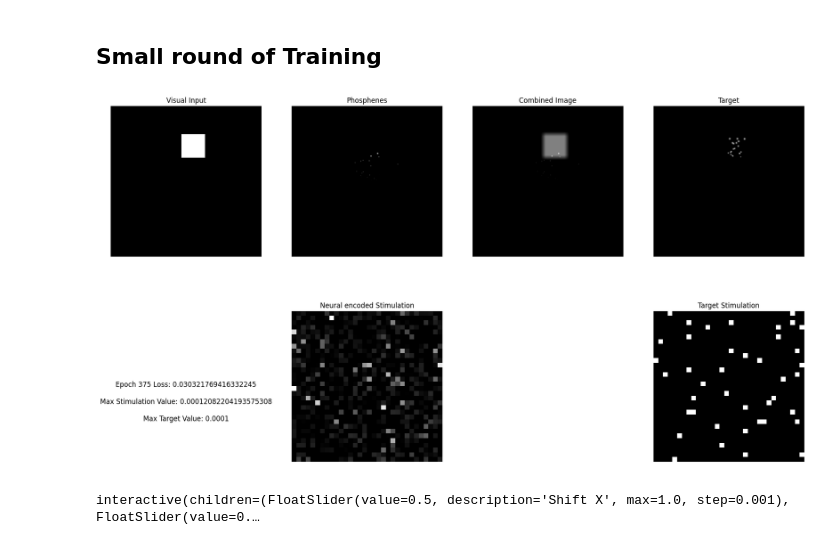
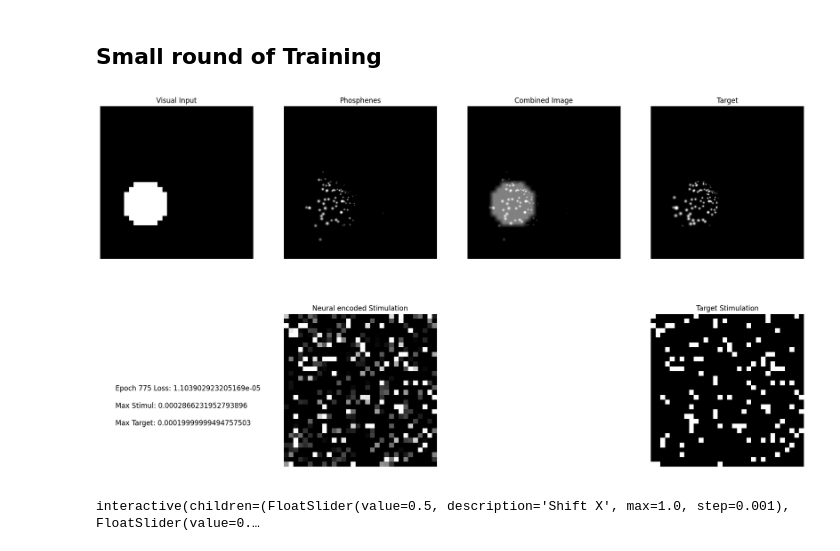
Before and after one commit to MichelleAppel/viseon, a Jupyter notebook: notebooks/test_simulator.ipynb, the cells around one changed output. Cells and saved outputs as stored; diff of their text form; code cells hidden in the pictures.

```diff
--- a/notebooks/test_simulator.ipynb
+++ b/notebooks/test_simulator.ipynb
@@ -155,21 +155,28 @@ cfg['phosphene_map'] = '../_config/phosphene_maps/DefaultCoordinateMap_1000_phos
 cfg['batch_size'] = 1
 cfg['fov'] = 5
 cfg['resolution'] = [256, 256]
-cfg['output_scaling'] = 100.e-6
+cfg['output_scaling'] = 1.e-4
 cfg['n_electrodes'] = 1024
 params = dynaphos.utils.load_params(cfg['base_config'])
+params['batch_size'] = cfg['batch_size']
 # %%
-def get_simulator(cfg):
+def get_simulator(cfg, phosphene_coords=None):
     # initialise simulator
+
     params = dynaphos.utils.load_params(cfg['base_config'])
-    n_phosphenes = cfg['n_electrodes']
+    params['batch_size'] = cfg['batch_size']
 
-    phosphene_coords = cortex_models.get_visual_field_coordinates_probabilistically(params, n_phosphenes)
+    if phosphene_coords is None:
+        n_phosphenes = cfg['n_electrodes']
+        phosphene_coords = cortex_models.get_visual_field_coordinates_probabilistically(params, n_phosphenes)
 
     simulator = PhospheneSimulator(params, phosphene_coords)
     return simulator
 
-simulator = get_simulator(cfg)
+n_phosphenes = cfg['n_electrodes']
+params = dynaphos.utils.load_params(cfg['base_config'])
+phosphene_coords = cortex_models.get_visual_field_coordinates_probabilistically(params, n_phosphenes)
+simulator = get_simulator(cfg, phosphene_coords=phosphene_coords)
 cfg['SPVsize'] = simulator.phosphene_maps.shape[-2:]
 len(simulator.phosphene_maps)
 # %% [output]
@@ -182,6 +189,9 @@ print(f"Number of phosphenes: {N_PHOSPHENES}")
 # %% [output]
 Phosphene map size: torch.Size([256, 256])
 Number of phosphenes: 1024
+# %%
+x, y = phosphene_coords._x, phosphene_coords._y
+coords = torch.Tensor([x, y])
 # %%
 reshape_square = np.sqrt(N_PHOSPHENES)
 
@@ -285,7 +321,7 @@ out size: torch.Size([1, 1024])
 cfg['batch_size'] = 1
 
 # Initialize the retinal encoder
-cfg['output_scaling'] = 1e-4
+cfg['output_scaling'] = 0.0002
 retinal_encoder = Retinal_Encoder(out_activation='relu', n_electrodes=cfg['n_electrodes'], out_scaling=cfg['output_scaling'])
 retinal_encoder.to(cfg['device'])
 
@@ -293,31 +329,38 @@ simulator = get_simulator(cfg)
 
 # Define loss function
 loss_fn = nn.L1Loss()
+# loss_fn = nn.MSELoss()
 
 # Define optimizer
-optimizer = torch.optim.Adam(retinal_encoder.parameters(), lr=0.0005)
+optimizer = torch.optim.Adam(retinal_encoder.parameters(), lr=0.0009)
 
 # Set deterministic algorithms off
 torch.use_deterministic_algorithms(False)
 
-mask = circular_mask((1, 128, 128)).to(cfg['device'])
+mask = circular_mask((1, 32, 32)).to(cfg['device'])
 
-for i in range(400):
+for i in range(800):
     # Generate random image and make non differentiable
-    random_image = random_image_generator(shape=(1, 1, 32, 32), center_std=0.2, size_mean=0.3, size_std=0.12).to(cfg['device']) #* mask
+    random_image = random_image_generator(shape=(cfg['batch_size'], 1, 32, 32), center_std=0.2, size_mean=0.5, size_std=0.5).to(cfg['device'])*mask
 
     # Forward pass
+    stimulation = retinal_encoder(random_image)
     simulator.reset()
-    stimulation = retinal_encoder(random_image)
     phosphenes = simulator(stimulation)
+    simulator.reset()
     phosphene_centers = simulator.sample_centers(phosphenes)
+
 
     # Define target
     resized = resize(random_image.float(), cfg['SPVsize'])
+    simulator.reset()
     target = simulator.sample_centers(resized.mean(1, keepdim=True))
+    simulator.reset()
+    target_stimulus = simulator.sample_stimulus(resized.mean(1, keepdim=True)*cfg['output_scaling'])
 
     # Calculate loss
-    loss = loss_fn(phosphene_centers, target)
+    # loss = loss_fn(phosphene_centers, target)
+    loss = loss_fn(stimulation, target_stimulus)
 
     # Zero gradients, backward pass, and update weights
     optimizer.zero_grad()
@@ -346,42 +389,39 @@ for i in range(400):
         ax[0, 2].axis('off')
         ax[0, 2].set_title('Combined Image')
 
         # target
-        out = simulator(target*retinal_encoder.output_scaling)
+        simulator.reset()
+        out = simulator(target_stimulus)
         ax[0, 3].imshow(out.detach().cpu().numpy(), cmap='gray')
         ax[0, 3].axis('off')
         ax[0, 3].set_title('Target')
 
         # 1,0 text block with training stats
-        ax[1, 0].text(0.5, 0.5, f'Epoch {i} Loss: {loss.item()}', fontsize=12, ha='center')
-        ax[1, 0].text(0.5, 0.4, f'Max Stimulation Value: {stimulation.max().item()}', fontsize=12, ha='center')
-        ax[1, 0].text(0.5, 0.3, f'Max Target Value: {target.max().item()*retinal_encoder.output_scaling}', fontsize=12, ha='center')
+        ax[1, 0].text(0.1, 0.5, f'Epoch {i} Loss: {loss.item()}', fontsize=12, ha='left')
+        ax[1, 0].text(0.1, 0.4, f'Max Stimul: {stimulation.max().item()}', fontsize=12, ha='left')
+        ax[1, 0].text(0.1, 0.3, f'Max Target: {target_stimulus.max().item()}', fontsize=12, ha='left')
         ax[1, 0].axis('off')
 
         # Create a square stimulation grid with a mask
         stimulation_square = torch.zeros((reshape_square, reshape_square), device=cfg['device'])
         stimulation_square.view(-1)[:N_PHOSPHENES] = stimulation
 
         stimulation_target_square = torch.zeros((reshape_square, reshape_square), device=cfg['device'])
         stimulation_target_square.view(-1)[:N_PHOSPHENES] = target
 
         ax[1, 1].imshow(stimulation_square.detach().cpu().numpy(), cmap='gray', vmin=0, vmax=1.0000e-04)
         ax[1, 1].set_title('Neural encoded Stimulation')
         ax[1, 1].axis('off')
 
         ax[1, 2].axis('off')
 
         ax[1, 3].imshow(stimulation_target_square.cpu().numpy(), cmap='gray', vmin=0, vmax=1.0000e-04)
         ax[1, 3].set_title('Target Stimulation')
         ax[1, 3].axis('off')
 
-        # print max stimulation value and max target stimulation value
-        # print('Max Stimulation Value:', stimulation.max().item())
-        # print('Max Target Value:', target.max().item()*retinal_encoder.output_scaling)
-
         plt.show()
 # %% [output]
-[figure, old version]
+[figure, new version]
 # %%
 def update_plot(shift_x=0.0, shift_y=0.0, circle_size=20):
     fig, ax = plt.subplots(2, 3, figsize=(22, 12))
```
Also changed, not shown: parts of 4 cells of this notebook.
